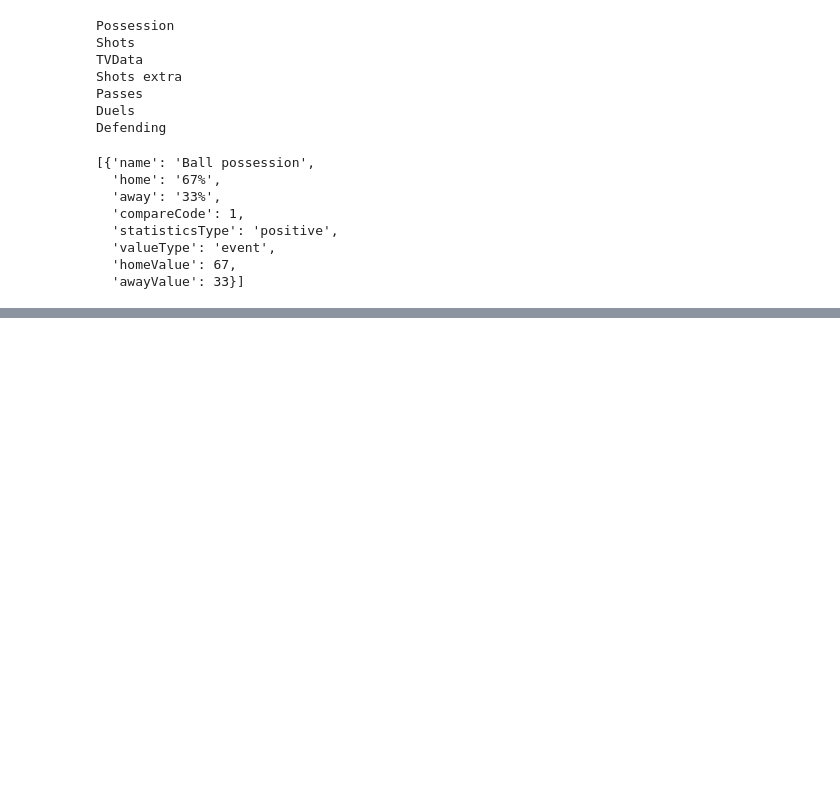
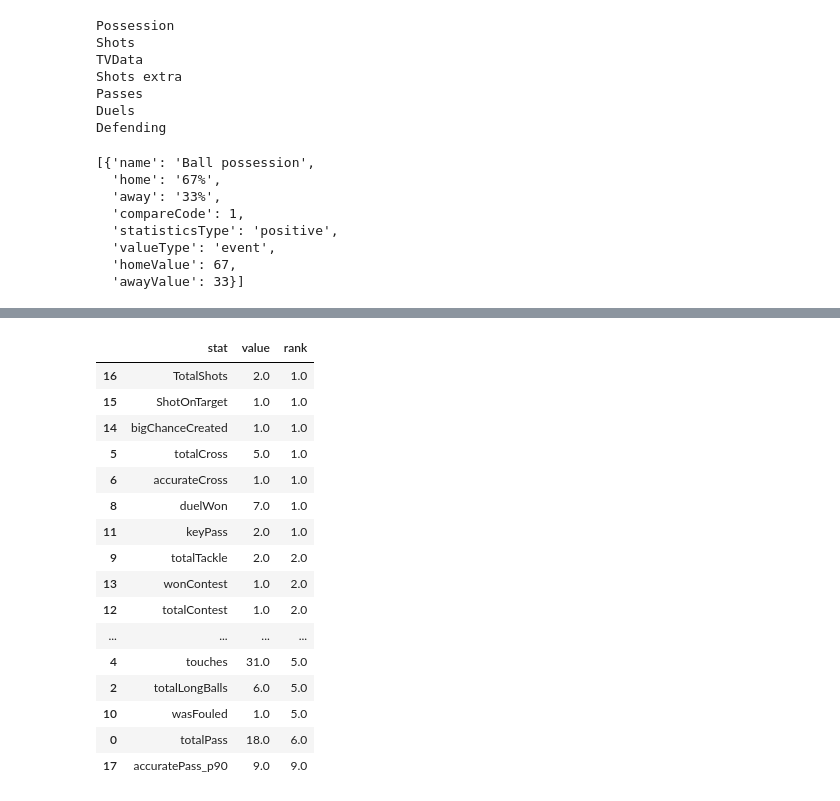
Before and after one commit to Zekda96/ligapro_analytics, a Jupyter notebook: drafting.ipynb, the cells around one changed output, grey strips where cells are left out. Saved outputs shown, nothing was run; the diff lists cells and outputs as text; code cells hidden in the pictures; blank space fills up the shorter version.

Commit message:
Explore data

```diff
--- a/drafting.ipynb
+++ b/drafting.ipynb
@@ -89,0 +231,5 @@ pd.DataFrame(final_data)
+# %%
+fp = 'data/matches/mw7/delfin_catolica_shotmap.json'
+
+df = parse_json_shotmap(file = f'{home}_{away}_shotmap.json', base_dir = 'data/matches', week = f'mw{mw}')
+df.head()
@@ -89,0 +362,4 @@ pd.DataFrame(final_data)
+# %%
+fp = 'data/matches/mw7/delfin_catolica_statistics.json'
+df = parse_json_statistics(file = f'{home}_{away}_statistics.json', base_dir = 'data/matches', week = f'mw{mw}')
+df.head()
@@ -89,0 +512,8 @@ pd.DataFrame(final_data)
+# %%
+home = 'delfin'
+away = 'independiente'
+
+df = read_db('lineups', home, away)
+df = df.fillna(0.0)
+
+df.head()
@@ -89,0 +600,47 @@ pd.DataFrame(final_data)
+# %%
+player = 'Luis Castro'
+
+ranks = []
+
+home_df = df[df['team'] == df['home']].copy()
+away_df = df[df['team'] == df['away']].copy()
+
+print(player + ' ranks')
+
+for stat in ['totalPass',
+       'accuratePass', 'totalLongBalls', 'accurateLongBalls', 'totalClearance',
+       'savedShotsFromInsideTheBox', 'saves', 'touches',
+       'totalCross', 'accurateCross', 'aerialWon', 'duelWon',
+       'dispossessed', 'interceptionWon', 'totalTackle', 'wasFouled',
+       'keyPass', 'challengeLost', 'ShotOffTarget', 'outfielderBlock',
+       'totalContest', 'wonContest', 'bigChanceCreated',
+       'ShotOnTarget','bigChanceMissed',
+       'totalOffside', 'goodHighClaim', 'goalAssist', 'goals', 'TotalShots',
+       'accuratePass_p90', 'TotalShots_p90', 'ShotOnTarget_p90',
+       'penaltyWon', 'punches',
+       'totalKeeperSweeper', 'accurateKeeperSweeper', 'penaltyMiss',
+       'penaltySave', 'clearanceOffLine']:
+
+
+    stat_val = home_df[home_df['player'] == player][stat].iloc[0]
+
+    if stat_val > 0.0:
+
+        home_df.loc[:, 'rank'] = home_df[stat].rank(ascending=False, method='min')
+
+        #rank df
+        rdf = home_df[['player', stat, 'rank']].sort_values(by='rank', ascending=True)
+
+        pdf = rdf[rdf['player'] == player]
+
+        rank = pdf['rank'].iloc[0]
+
+        ranks.append({"stat": stat, "value": stat_val, "rank": rank})
+
+        # print(rank)
+
+ranks = pd.DataFrame(ranks).sort_values(by="rank")
+ranks
+
+# df[['player', 'possessionLostCtrl']].sort_values(by='possessionLostCtrl')
+# %% [output]
@@ -89,0 +648,17 @@ pd.DataFrame(final_data)
+|  | stat | value | rank |
+| 16 | TotalShots | 2.0 | 1.0 |
+| 15 | ShotOnTarget | 1.0 | 1.0 |
+| 14 | bigChanceCreated | 1.0 | 1.0 |
+| 5 | totalCross | 5.0 | 1.0 |
+| 6 | accurateCross | 1.0 | 1.0 |
+| 8 | duelWon | 7.0 | 1.0 |
+| 11 | keyPass | 2.0 | 1.0 |
+| 9 | totalTackle | 2.0 | 2.0 |
+| 13 | wonContest | 1.0 | 2.0 |
+| 12 | totalContest | 1.0 | 2.0 |
+| ... | ... | ... | ... |
+| 4 | touches | 31.0 | 5.0 |
+| 2 | totalLongBalls | 6.0 | 5.0 |
+| 10 | wasFouled | 1.0 | 5.0 |
+| 0 | totalPass | 18.0 | 6.0 |
+| 17 | accuratePass_p90 | 9.0 | 9.0 |
```
Also changed, not shown: parts of 45 cells of this notebook.
